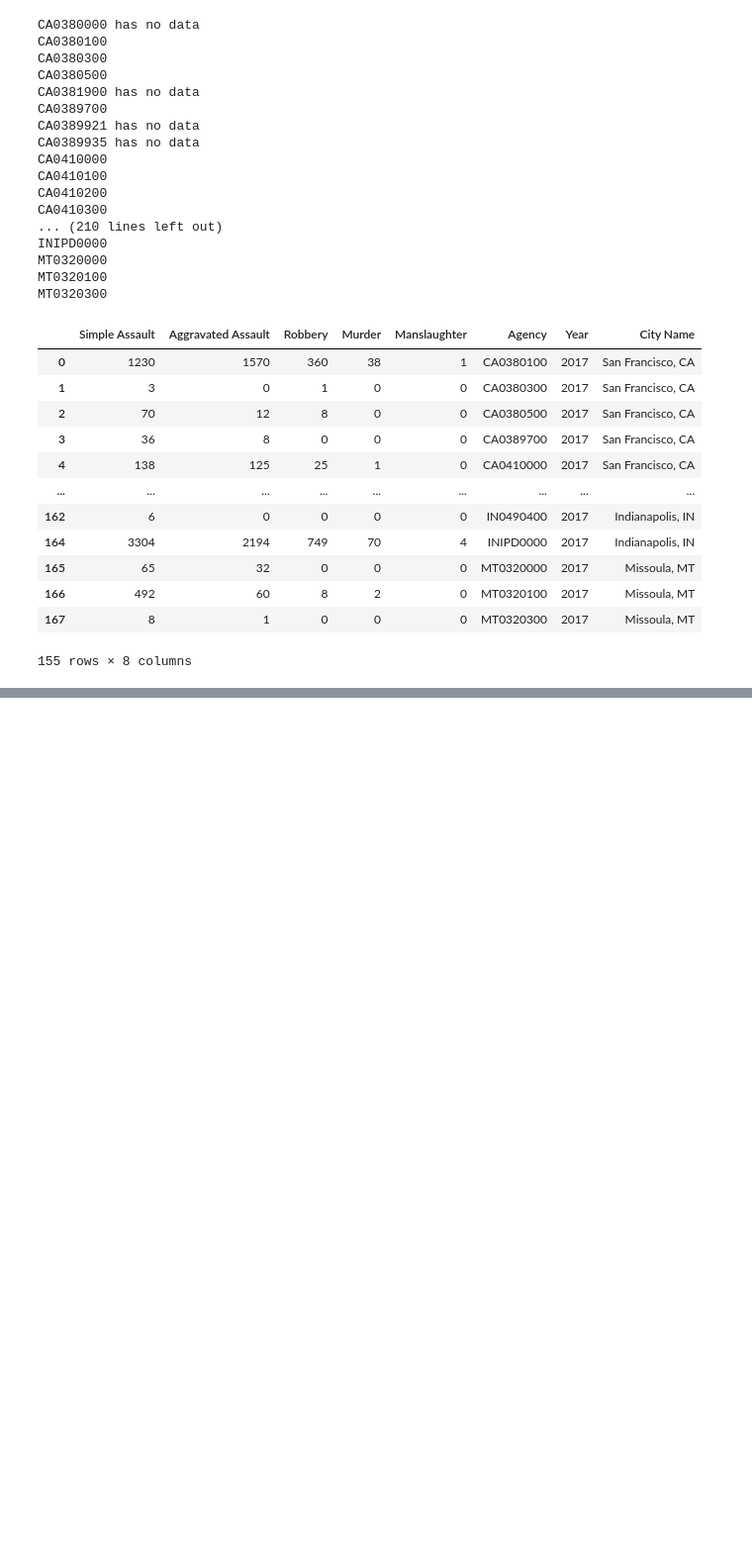
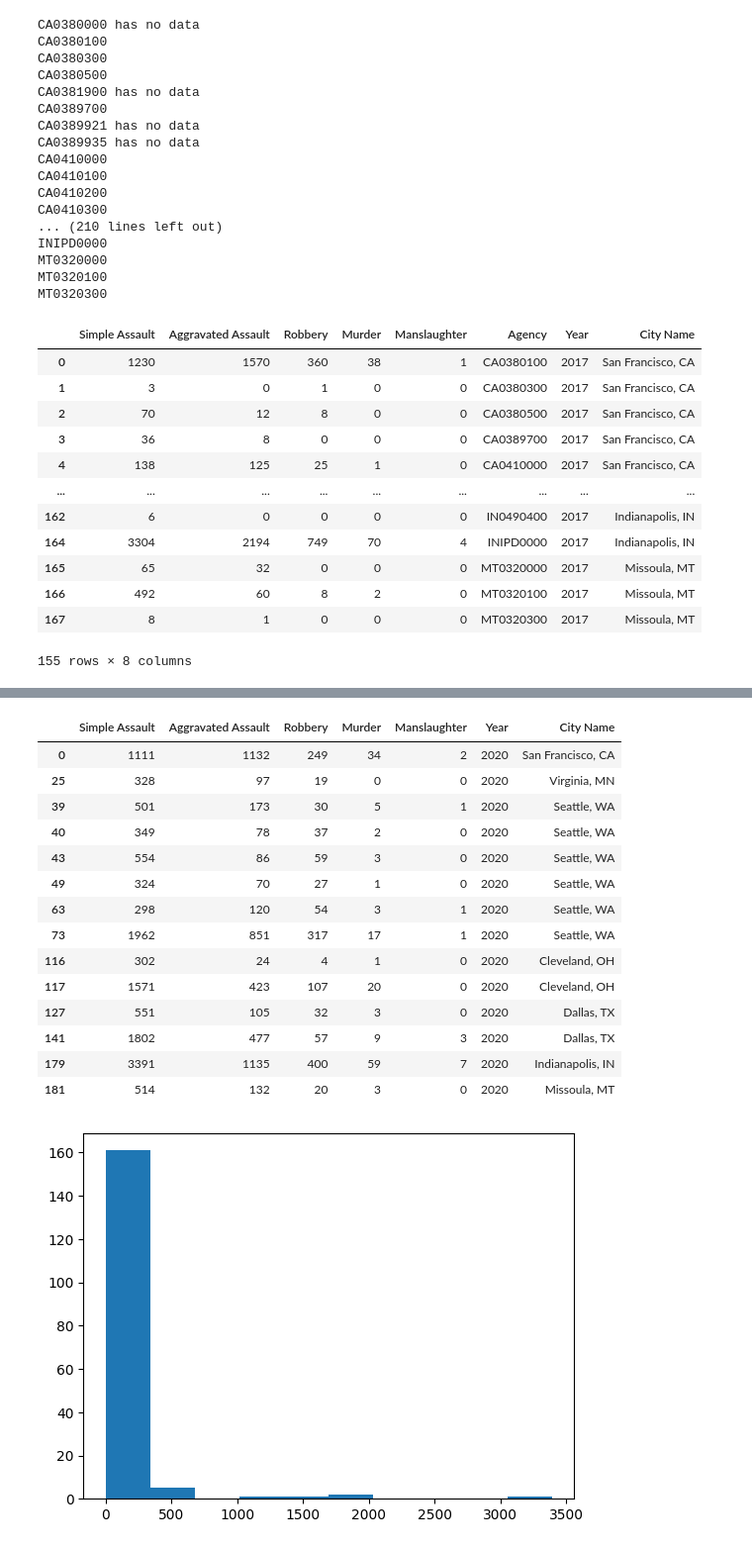
Before and after one commit to Mikelmillz/Group_Project_1_Private_Invest, a Jupyter notebook: Mainbranch/ ShaunaFolder/ ShaunaFolder/FBI_code_start.ipynb, the cells around one changed output, grey strips where cells are left out. Shown: that part at 99% size. Drawn from its saved outputs; the diff is of its cells as text; code cells hidden in the pictures; blank space fills up the shorter version.

```diff
--- a/Mainbranch/ ShaunaFolder/ ShaunaFolder/FBI_code_start.ipynb
+++ b/Mainbranch/ ShaunaFolder/ ShaunaFolder/FBI_code_start.ipynb
@@ -367,0 +324,38 @@ pprint(response.json())
+# %%
+crime_df2021.describe()
+plt.hist(crime_df2021['Simple Assault'])
+
+quart = crime_df2021['Simple Assault'].quantile([0.25, .50, 0.75])
+lowerq = quart[0.25]
+upperq = quart[0.75]
+iqr = upperq- lowerq
+
+
+lower_bound = lowerq - 1.5*iqr
+upper_bound = upperq + 1.5*iqr
+
+#plt.boxplot(crime_df2021['Simple Assault'])
+
+outlier = crime_df2021.loc[(crime_df2021['Simple Assault']< lower_bound) | (crime_df2021['Simple Assault'] > upper_bound)]
+outlier
+crime_df2021.boxplot('Simple Assault', by = "City Name", rot=25)
+plt.ylabel("Simple Assault")
+plt.savefig("output_data/Fig3.png")
+outlier
+# %% [output]
+|  | Simple Assault | Aggravated Assault | Robbery | Murder | Manslaughter | Year | City Name |
+| 0 | 1111 | 1132 | 249 | 34 | 2 | 2020 | San Francisco, CA |
+| 25 | 328 | 97 | 19 | 0 | 0 | 2020 | Virginia, MN |
+| 39 | 501 | 173 | 30 | 5 | 1 | 2020 | Seattle, WA |
+| 40 | 349 | 78 | 37 | 2 | 0 | 2020 | Seattle, WA |
+| 43 | 554 | 86 | 59 | 3 | 0 | 2020 | Seattle, WA |
+| 49 | 324 | 70 | 27 | 1 | 0 | 2020 | Seattle, WA |
+| 63 | 298 | 120 | 54 | 3 | 1 | 2020 | Seattle, WA |
+| 73 | 1962 | 851 | 317 | 17 | 1 | 2020 | Seattle, WA |
+| 116 | 302 | 24 | 4 | 1 | 0 | 2020 | Cleveland, OH |
+| 117 | 1571 | 423 | 107 | 20 | 0 | 2020 | Cleveland, OH |
+| 127 | 551 | 105 | 32 | 3 | 0 | 2020 | Dallas, TX |
+| 141 | 1802 | 477 | 57 | 9 | 3 | 2020 | Dallas, TX |
+| 179 | 3391 | 1135 | 400 | 59 | 7 | 2020 | Indianapolis, IN |
+| 181 | 514 | 132 | 20 | 3 | 0 | 2020 | Missoula, MT |
+[figure, added]
```
Also changed, not shown: parts of 12 cells of this notebook, 4 other files.
